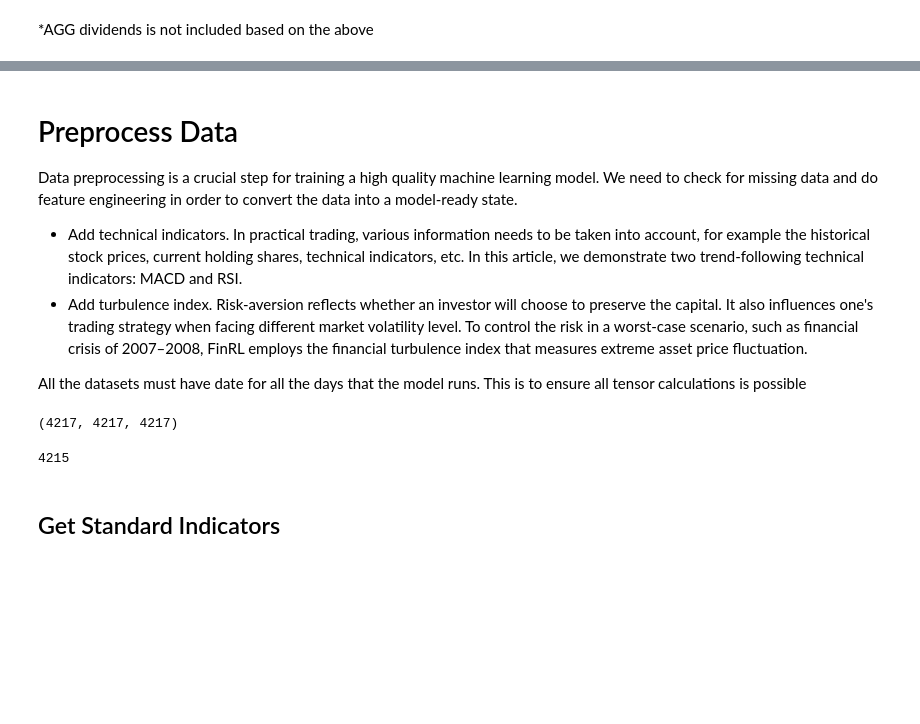
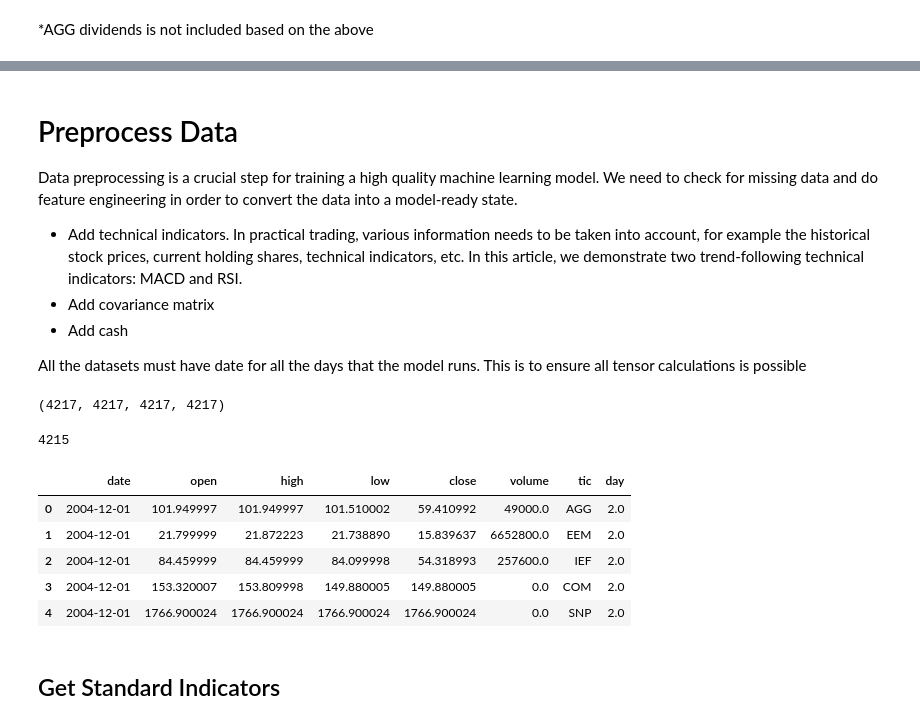
Before and after one commit to changjulian17/DataSciencePortfolio, a Jupyter notebook: Investment_Portfolio/preprocessing.ipynb, the cells around one changed output, grey strips where cells are left out. Drawn from its saved outputs; the diff is of its cells as text; code cells hidden in the pictures; blank space fills up the shorter version.

```diff
--- a/Investment_Portfolio/preprocessing.ipynb
+++ b/Investment_Portfolio/preprocessing.ipynb
@@ -97,12 +124,13 @@ df_lv.date = df_lv.date.dt.strftime('%Y-%m-%d')  # pass date to string
 Data preprocessing is a crucial step for training a high quality machine learning model. We need to check for missing data and do feature engineering in order to convert the data into a model-ready state.
 
 - Add technical indicators. In practical trading, various information needs to be taken into account, for example the historical stock prices, current holding shares, technical indicators, etc. In this article, we demonstrate two trend-following technical indicators: MACD and RSI.
-- Add turbulence index. Risk-aversion reflects whether an investor will choose to preserve the capital. It also influences one's trading strategy when facing different market volatility level. To control the risk in a worst-case scenario, such as financial crisis of 2007–2008, FinRL employs the financial turbulence index that measures extreme asset price fluctuation.
+- Add covariance matrix
+- Add cash
 
 All the datasets must have date for all the days that the model runs. This is to ensure all tensor calculations is possible
 # %%
-df_stocks.date.nunique(),df_gold.date.nunique(),df_lv.date.nunique()
+df_stocks.date.nunique(),df_gold.date.nunique(),df_lv.date.nunique(),df_cash.date.nunique()
 # %% [output]
-(4217, 4217, 4217)
+(4217, 4217, 4217, 4217)
 # %%
 # combine the datasets
@@ -116,6 +144,15 @@ df = df[df['date'].isin(dates)]
 df.date.nunique()
 # %% [output]
 4215
+# %%
+df.head()
+# %% [output]
+|  | date | open | high | low | close | volume | tic | day |
+| 0 | 2004-12-01 | 101.949997 | 101.949997 | 101.510002 | 59.410992 | 49000.0 | AGG | 2.0 |
+| 1 | 2004-12-01 | 21.799999 | 21.872223 | 21.738890 | 15.839637 | 6652800.0 | EEM | 2.0 |
+| 2 | 2004-12-01 | 84.459999 | 84.459999 | 84.099998 | 54.318993 | 257600.0 | IEF | 2.0 |
+| 3 | 2004-12-01 | 153.320007 | 153.809998 | 149.880005 | 149.880005 | 0.0 | COM | 2.0 |
+| 4 | 2004-12-01 | 1766.900024 | 1766.900024 | 1766.900024 | 1766.900024 | 0.0 | SNP | 2.0 |
 # %% [markdown]
 ## Get Standard Indicators
 # %%
```
Also changed, not shown: parts of 17 cells of this notebook, 11 other files.
